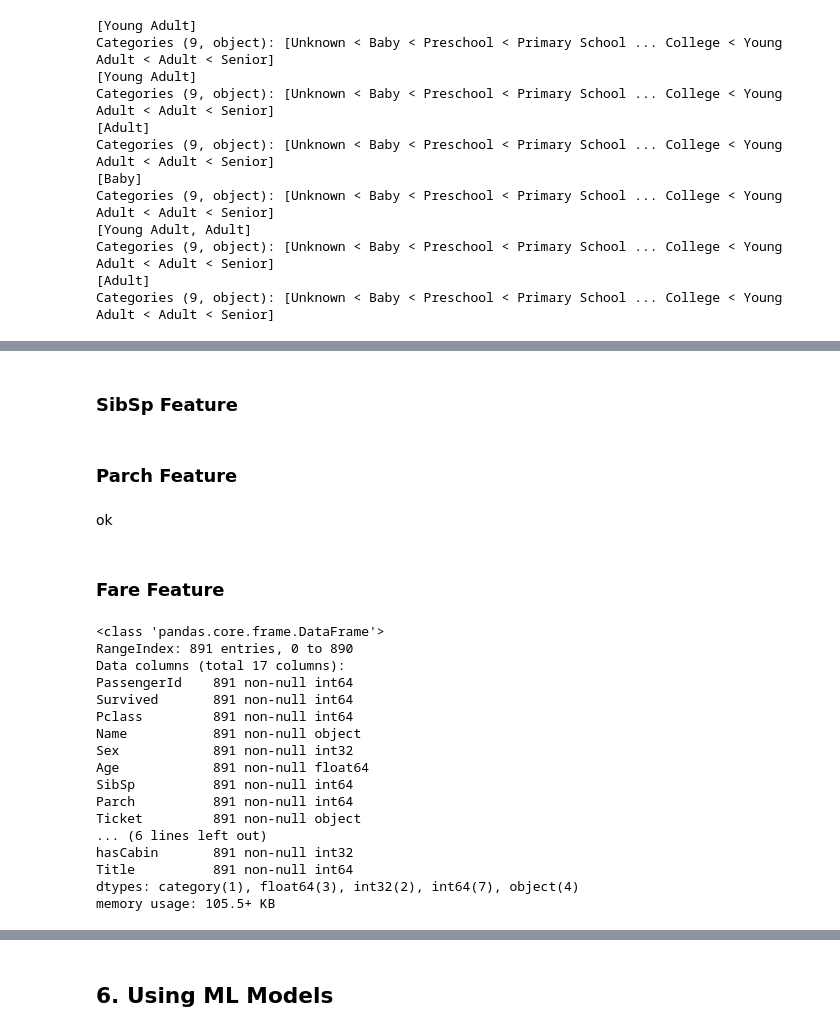
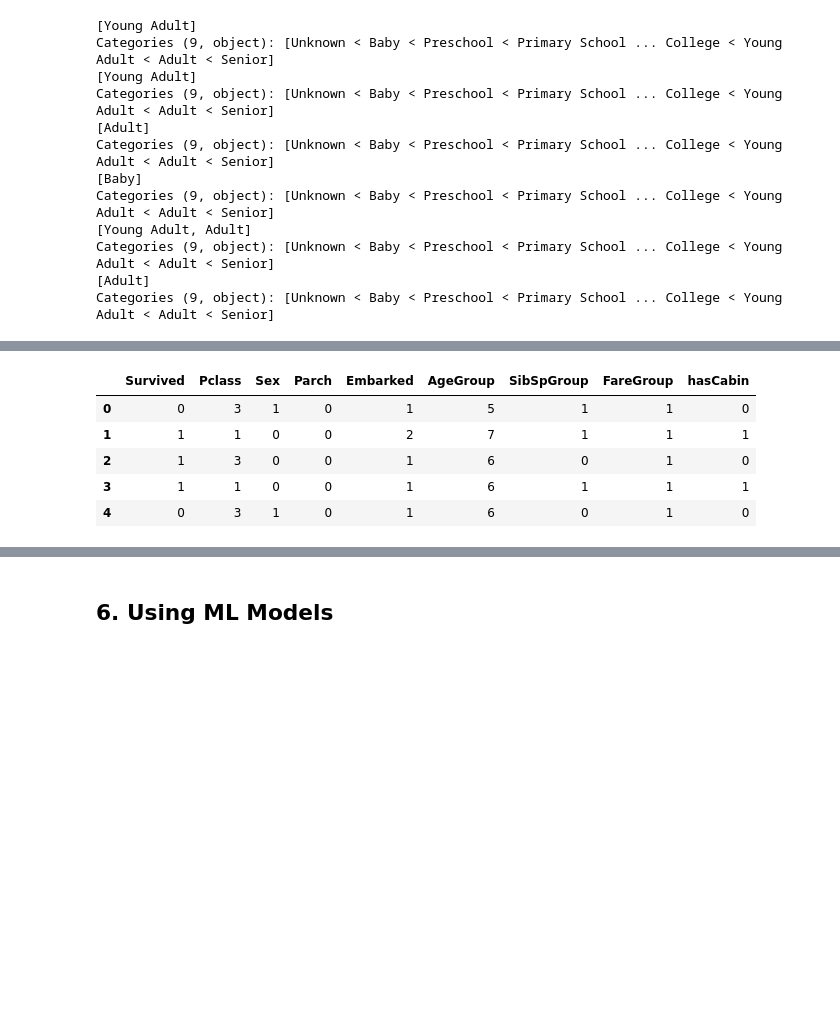
Before and after one commit to toon159/INT638, a Jupyter notebook: INT638.ipynb, the cells around one changed output, grey strips where cells are left out. Saved outputs shown, nothing was run; the diff lists cells and outputs as text; code cells hidden in the pictures; blank space fills up the shorter version.

```diff
--- a/INT638.ipynb
+++ b/INT638.ipynb
@@ -504,8 +497,0 @@ Name: Sex, dtype: int32
-# %% [markdown]
-### SibSp Feature
-# %% [markdown]
-### Parch Feature
-# %% [markdown]
-ok
-# %% [markdown]
-### Fare Feature
@@ -512,20 +501,9 @@ ok
 # %%
-df.info()
+df.head()
 # %% [output]
-<class 'pandas.core.frame.DataFrame'>
-RangeIndex: 891 entries, 0 to 890
-Data columns (total 17 columns):
-PassengerId    891 non-null int64
-Survived       891 non-null int64
-Pclass         891 non-null int64
-Name           891 non-null object
-Sex            891 non-null int32
-Age            891 non-null float64
-SibSp          891 non-null int64
-Parch          891 non-null int64
-Ticket         891 non-null object
-... (6 lines left out)
-hasCabin       891 non-null int32
-Title          891 non-null int64
-dtypes: category(1), float64(3), int32(2), int64(7), object(4)
-memory usage: 105.5+ KB
+|  | Survived | Pclass | Sex | Parch | Embarked | AgeGroup | SibSpGroup | FareGroup | hasCabin |
+| 0 | 0 | 3 | 1 | 0 | 1 | 5 | 1 | 1 | 0 |
+| 1 | 1 | 1 | 0 | 0 | 2 | 7 | 1 | 1 | 1 |
+| 2 | 1 | 3 | 0 | 0 | 1 | 6 | 0 | 1 | 0 |
+| 3 | 1 | 1 | 0 | 0 | 1 | 6 | 1 | 1 | 1 |
+| 4 | 0 | 3 | 1 | 0 | 1 | 6 | 0 | 1 | 0 |
```
Also changed, not shown: parts of 100 cells of this notebook.
